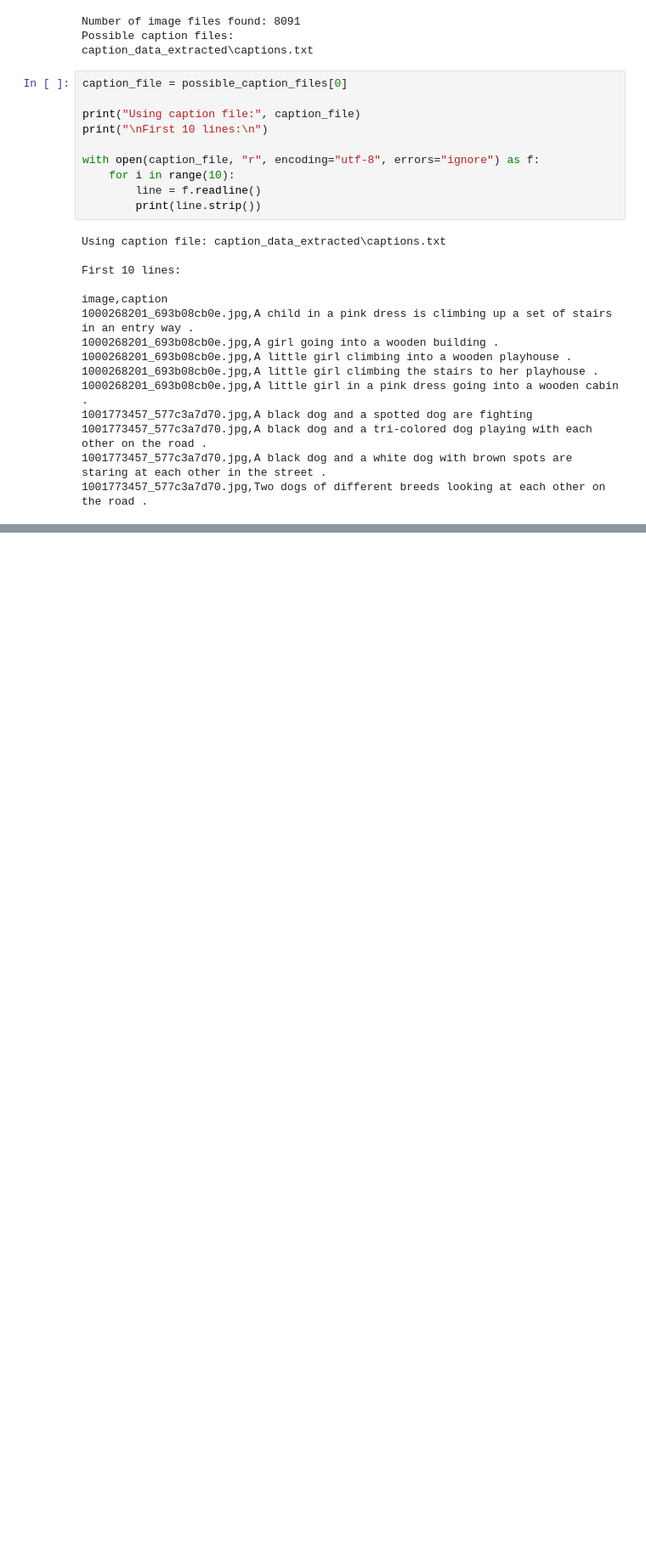
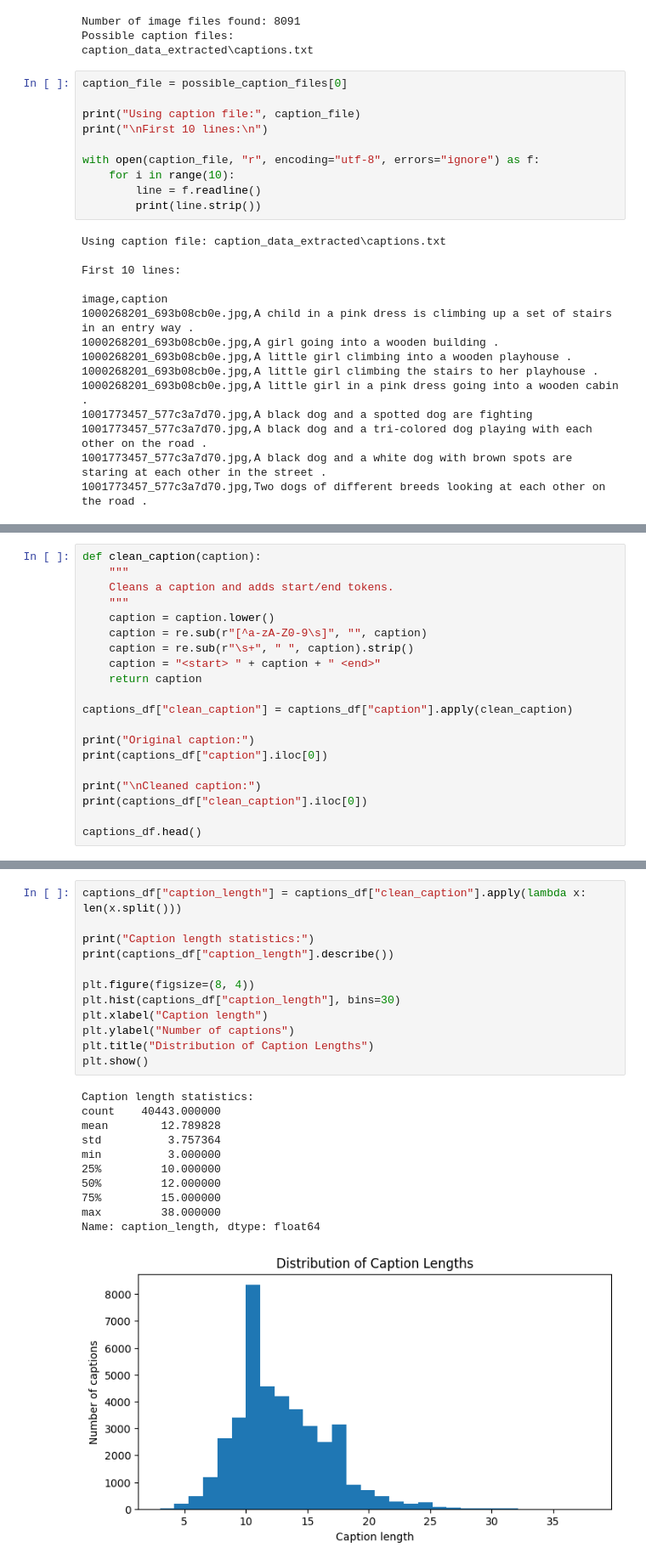
Before and after one commit to Anast4sia0/visual-storyteller, a Jupyter notebook: data_and_training.ipynb, the cells around one changed output, grey strips where cells are left out. Shown at 85% size. Saved outputs shown, nothing was run; the diff lists cells and outputs as text; blank space fills up the shorter version.

```diff
--- a/data_and_training.ipynb
+++ b/data_and_training.ipynb
@@ -263,0 +329,20 @@ for img_name in sample_images:
+# %%
+def clean_caption(caption):
+    """
+    Cleans a caption and adds start/end tokens.
+    """
+    caption = caption.lower()
+    caption = re.sub(r"[^a-zA-Z0-9\s]", "", caption)
+    caption = re.sub(r"\s+", " ", caption).strip()
+    caption = "<start> " + caption + " <end>"
+    return caption
+
+captions_df["clean_caption"] = captions_df["caption"].apply(clean_caption)
+
+print("Original caption:")
+print(captions_df["caption"].iloc[0])
+
+print("\nCleaned caption:")
+print(captions_df["clean_caption"].iloc[0])
+
+captions_df.head()
@@ -263,0 +361,24 @@ for img_name in sample_images:
+# %%
+captions_df["caption_length"] = captions_df["clean_caption"].apply(lambda x: len(x.split()))
+
+print("Caption length statistics:")
+print(captions_df["caption_length"].describe())
+
+plt.figure(figsize=(8, 4))
+plt.hist(captions_df["caption_length"], bins=30)
+plt.xlabel("Caption length")
+plt.ylabel("Number of captions")
+plt.title("Distribution of Caption Lengths")
+plt.show()
+# %% [output]
+Caption length statistics:
+count    40443.000000
+mean        12.789828
+std          3.757364
+min          3.000000
+25%         10.000000
+50%         12.000000
+75%         15.000000
+max         38.000000
+Name: caption_length, dtype: float64
+[figure, added]
```
Also changed, not shown: parts of 15 cells of this notebook.
